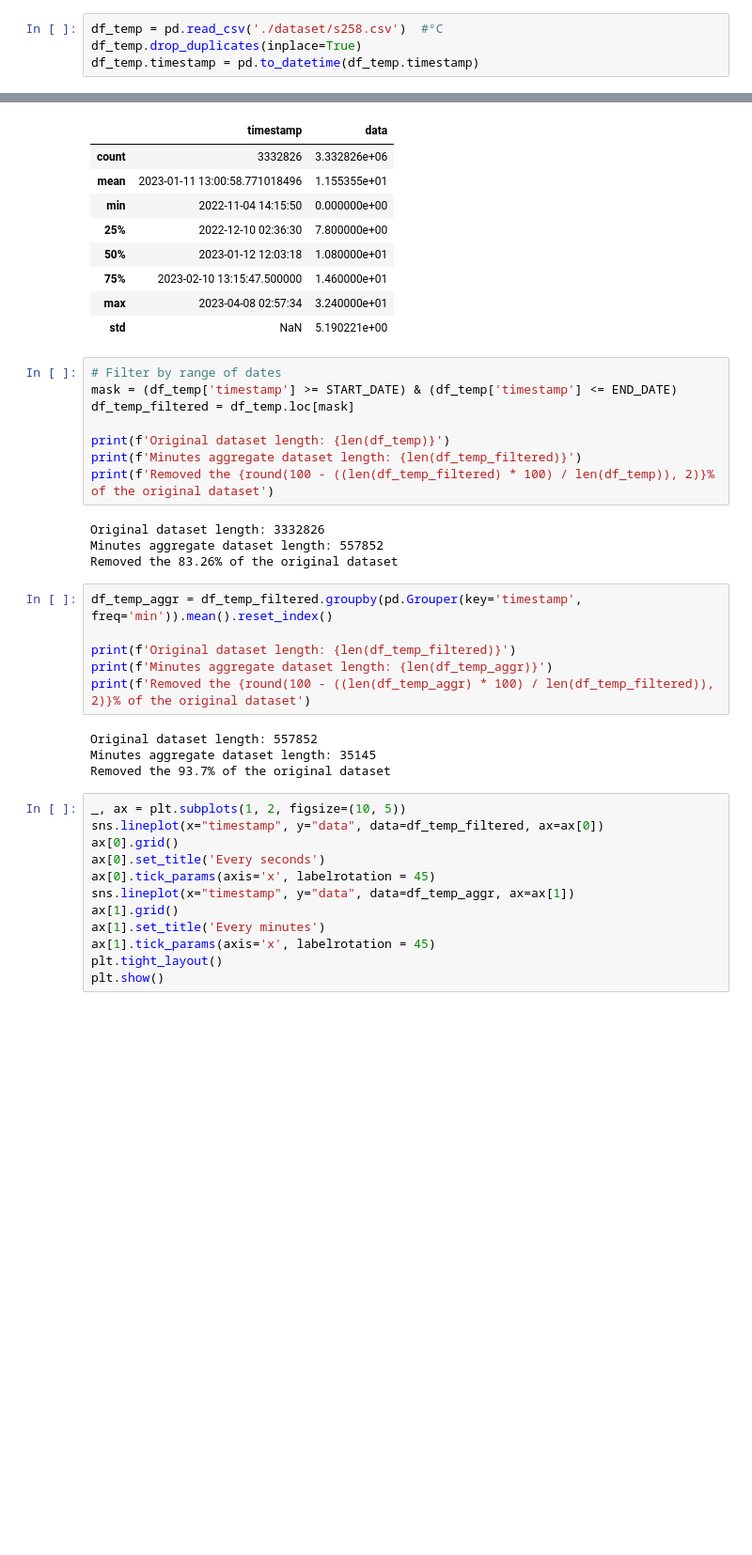
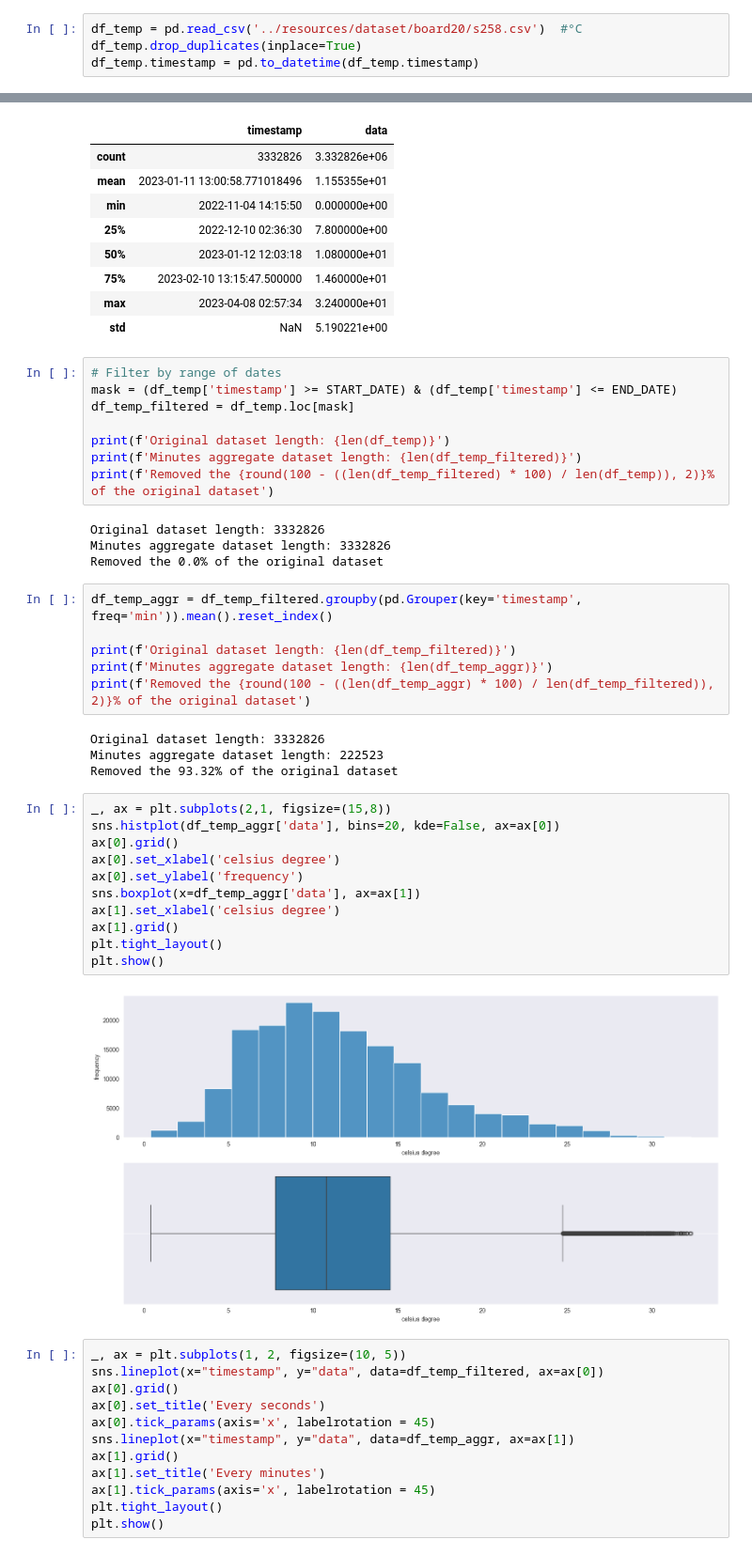
Before and after one commit to lolloberga/quantum_weather_station, a Jupyter notebook: notebooks/1_univariate_analysis.ipynb, the cells around one changed output, grey strips where cells are left out. Shown at 94% size. Drawn from its saved outputs; the diff is of its cells as text; blank space fills up the shorter version.

```diff
--- a/notebooks/1_univariate_analysis.ipynb
+++ b/notebooks/1_univariate_analysis.ipynb
@@ -100,7 +100,7 @@ plt.show()
 # %% [markdown]
 Try to understand the seasonability of the temperature
 # %%
-df_temp = pd.read_csv('./dataset/s258.csv')  #°C
+df_temp = pd.read_csv('../resources/dataset/board20/s258.csv')  #°C
 df_temp.drop_duplicates(inplace=True)
 df_temp.timestamp = pd.to_datetime(df_temp.timestamp)
 # %%
@@ -125,8 +125,8 @@ print(f'Minutes aggregate dataset length: {len(df_temp_filtered)}')
 print(f'Removed the {round(100 - ((len(df_temp_filtered) * 100) / len(df_temp)), 2)}% of the original dataset')
 # %% [output]
 Original dataset length: 3332826
-Minutes aggregate dataset length: 557852
-Removed the 83.26% of the original dataset
+Minutes aggregate dataset length: 3332826
+Removed the 0.0% of the original dataset
 # %%
 df_temp_aggr = df_temp_filtered.groupby(pd.Grouper(key='timestamp', freq='min')).mean().reset_index()
 
@@ -134,9 +134,22 @@ print(f'Original dataset length: {len(df_temp_filtered)}')
 print(f'Minutes aggregate dataset length: {len(df_temp_aggr)}')
 print(f'Removed the {round(100 - ((len(df_temp_aggr) * 100) / len(df_temp_filtered)), 2)}% of the original dataset')
 # %% [output]
-Original dataset length: 557852
-Minutes aggregate dataset length: 35145
-Removed the 93.7% of the original dataset
+Original dataset length: 3332826
+Minutes aggregate dataset length: 222523
+Removed the 93.32% of the original dataset
+# %%
+_, ax = plt.subplots(2,1, figsize=(15,8))
+sns.histplot(df_temp_aggr['data'], bins=20, kde=False, ax=ax[0])
+ax[0].grid()
+ax[0].set_xlabel('celsius degree')
+ax[0].set_ylabel('frequency')
+sns.boxplot(x=df_temp_aggr['data'], ax=ax[1])
+ax[1].set_xlabel('celsius degree')
+ax[1].grid()
+plt.tight_layout()
+plt.show()
+# %% [output]
+[figure, added]
 # %%
 _, ax = plt.subplots(1, 2, figsize=(10, 5))
 sns.lineplot(x="timestamp", y="data", data=df_temp_filtered, ax=ax[0])
```
Also changed, not shown: parts of 15 cells of this notebook, 3 other files.
